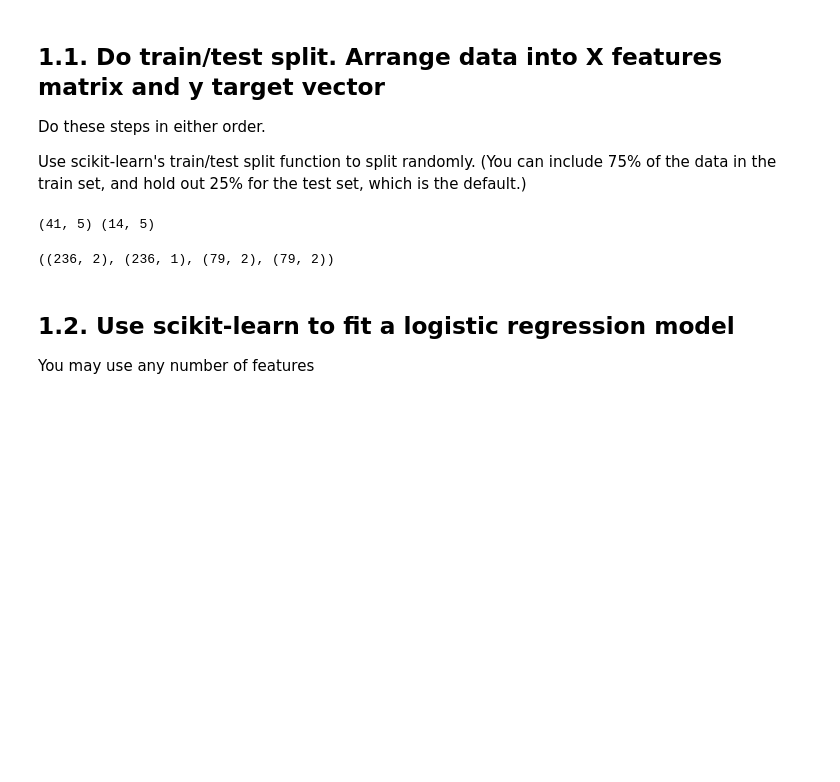
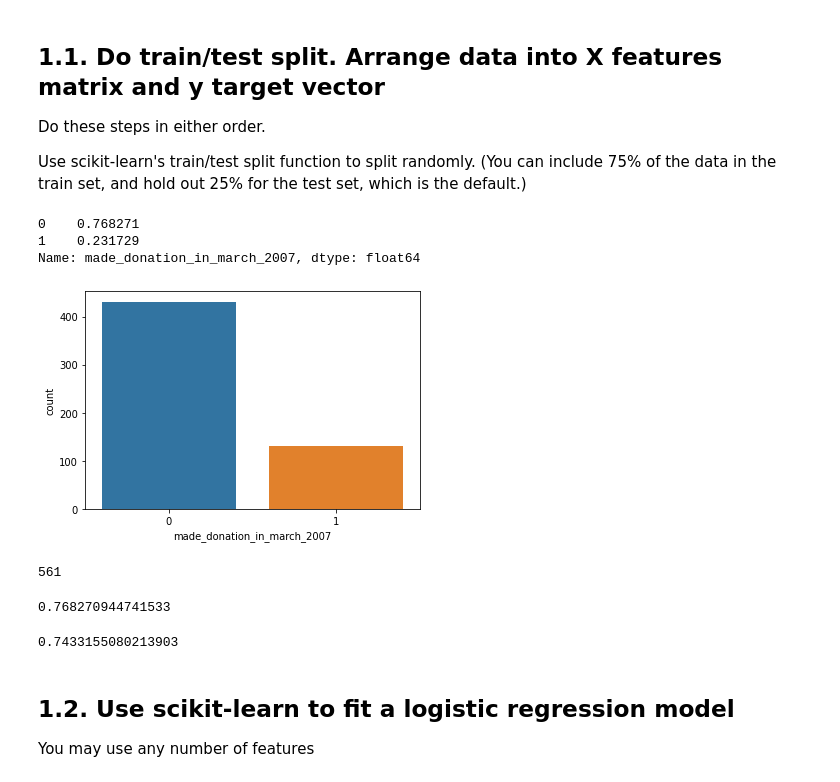
Before and after one commit to bofori-tech/DS-Unit-2-Linear-Models, a Jupyter notebook: Copy_of_DS_Sprint_Challenge_5.ipynb, the cells around one changed output. Drawn from its saved outputs; the diff is of its cells as text; code cells hidden in the pictures; blank space fills up the shorter version.

```diff
--- a/Copy_of_DS_Sprint_Challenge_5.ipynb
+++ b/Copy_of_DS_Sprint_Challenge_5.ipynb
@@ -95,5 +143,3 @@ Name: made_donation_in_march_2007, dtype: float64
 Do these steps in either order.
 
 Use scikit-learn's train/test split function to split randomly. (You can include 75% of the data in the train set, and hold out 25% for the test set, which is the default.)
-# %%
-train=donors
@@ -100,8 +155,2 @@ train=donors
 # %%
 from sklearn.model_selection import train_test_split
-# %%
-# split "train" into train and test
-train, test = train_test_split(train, random_state=42)
-print(train.shape, test.shape)
-# %% [output]
-(41, 5) (14, 5)
@@ -114,13 +157,15 @@ model = LinearRegression()
-# %%
-# 3. Arrange X features matrix & y target vector
-features = ['number_of_donations','months_since_last_donation']
-target = ['made_donation_in_march_2007']
-
-X_train = train[features]
-y_train = train[target]
-X_test = test[features]
-y_test = test[features]
-
-X_train.shape, y_train.shape, X_test.shape, y_test.shape
-# %% [output]
-((236, 2), (236, 1), (79, 2), (79, 2))
+# %%
+# how many people in our training dataset actually survived the voyage?
+target = 'made_donation_in_march_2007'
+y_train = train[target]
+y_train.value_counts(normalize=True)
+# %% [output]
+0    0.768271
+1    0.231729
+Name: made_donation_in_march_2007, dtype: float64
+# %%
+# display that as a graphic.
+import seaborn as sns
+sns.countplot(y_train);
+# %% [output]
+[figure, added]
@@ -126,0 +175,6 @@ X_train.shape, y_train.shape, X_test.shape, y_test.shape
+# %%
+# create a list of zeroes as long as our training dataset.
+y_pred = [majority_class] * len(y_train)
+print(len(y_train))
+# %% [output]
+561
@@ -127,3 +183,17 @@ X_train.shape, y_train.shape, X_test.shape, y_test.shape
+# %%
+# Training accuracy of majority class baseline =
+# frequency of majority class (aka base rate)
+accuracy_score(y_train, y_pred)
+# %% [output]
+0.768270944741533
+# %%
+# Validation accuracy of majority class baseline =
+# usually similar to Train accuracy
+y_val = val[target]
+y_pred = [majority_class] * len(y_val)
+accuracy_score(y_val, y_pred)
+# %% [output]
+0.7433155080213903
 # %% [markdown]
 ## 1.2. Use scikit-learn to fit a logistic regression model
 
```
Also changed, not shown: parts of 43 cells of this notebook.
